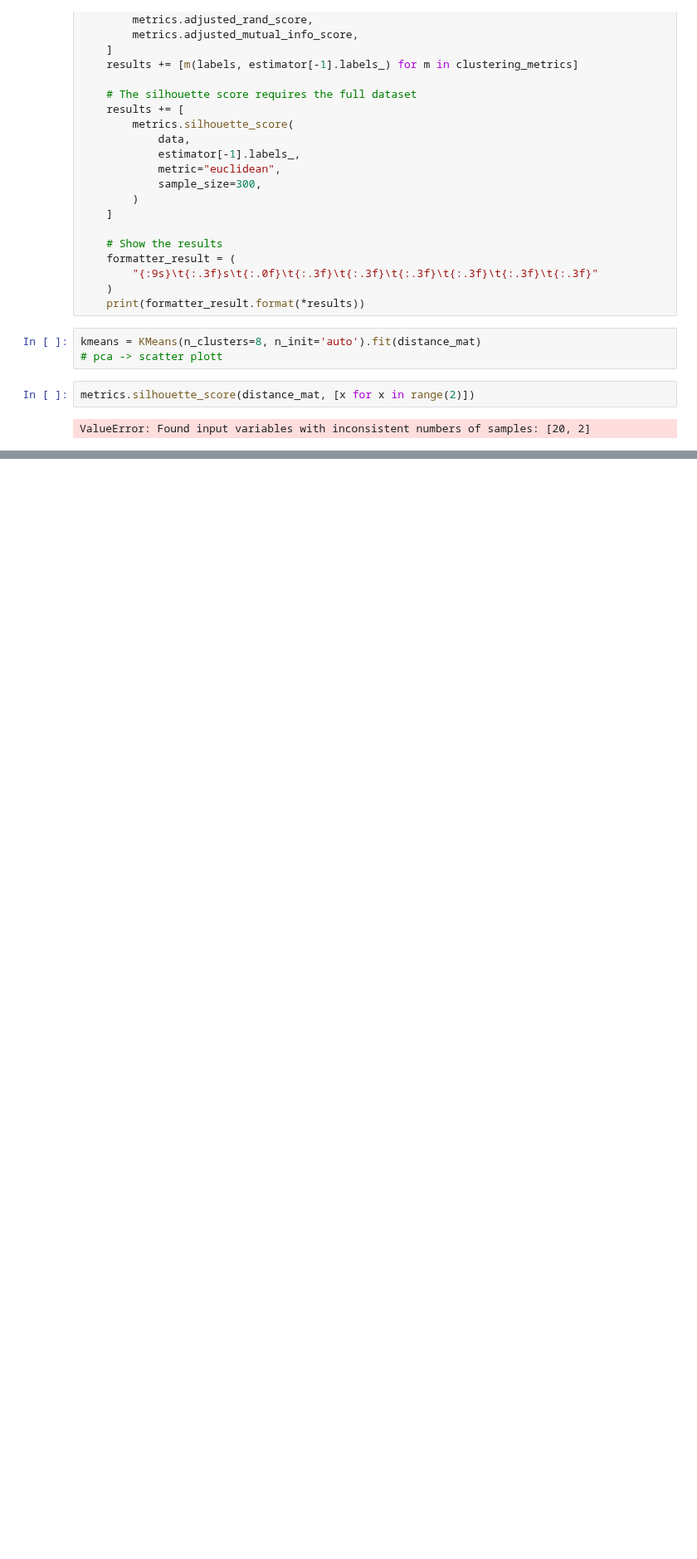
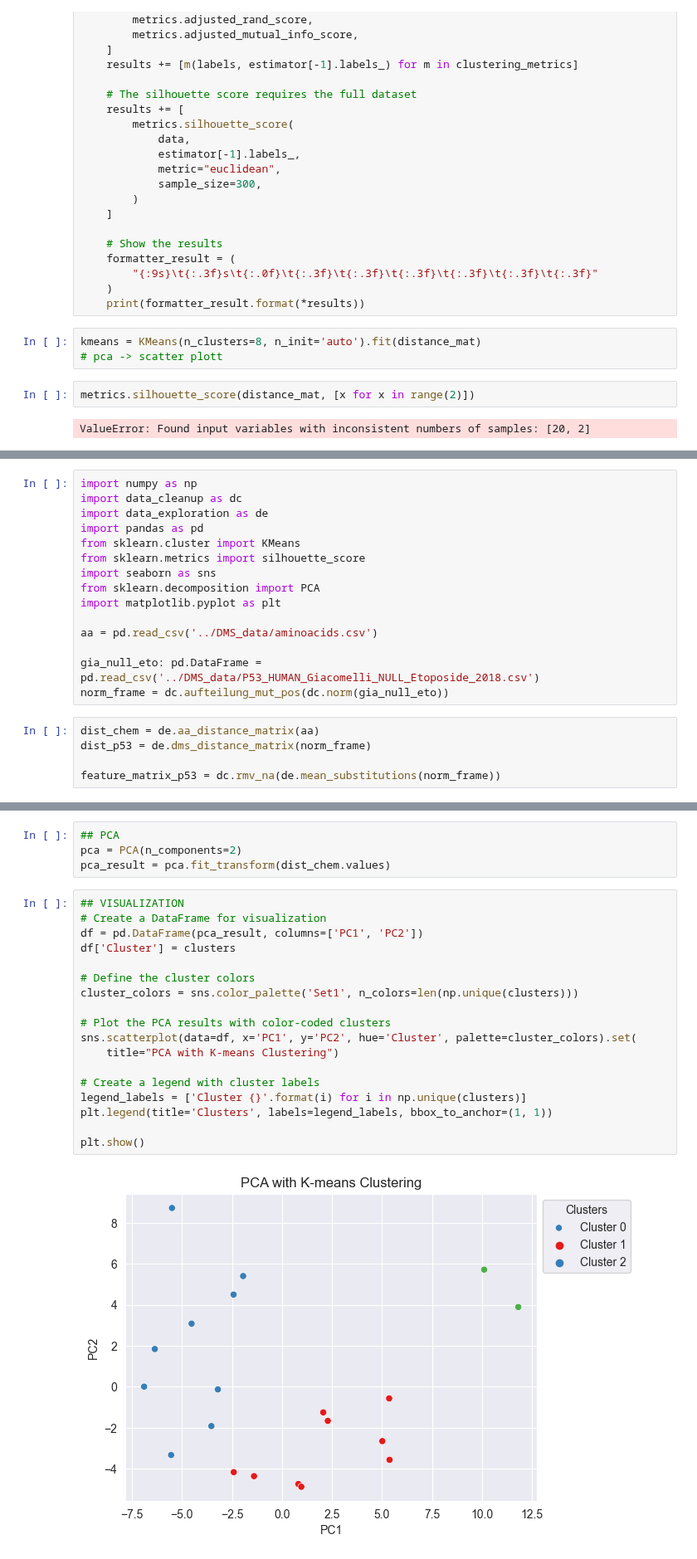
Before and after one commit to datascience-mobi-2023/topic02_team02, a Jupyter notebook: data_exploration/K-Means.ipynb, the cells around one changed output, grey strips where cells are left out. Shown at 83% size. Drawn from its saved outputs; the diff is of its cells as text; blank space fills up the shorter version.

Commit message:
Trying and trying and trying, but kmeans is not fun to play with

```diff
--- a/data_exploration/K-Means.ipynb
+++ b/data_exploration/K-Means.ipynb
@@ -122,0 +125,20 @@ ValueError: Found input variables with inconsistent numbers of samples: [20, 2]
+# %%
+import numpy as np
+import data_cleanup as dc
+import data_exploration as de
+import pandas as pd
+from sklearn.cluster import KMeans
+from sklearn.metrics import silhouette_score
+import seaborn as sns
+from sklearn.decomposition import PCA
+import matplotlib.pyplot as plt
+
+aa = pd.read_csv('../DMS_data/aminoacids.csv')
+
+gia_null_eto: pd.DataFrame = pd.read_csv('../DMS_data/P53_HUMAN_Giacomelli_NULL_Etoposide_2018.csv')
+norm_frame = dc.aufteilung_mut_pos(dc.norm(gia_null_eto))
+# %%
+dist_chem = de.aa_distance_matrix(aa)
+dist_p53 = de.dms_distance_matrix(norm_frame)
+
+feature_matrix_p53 = dc.rmv_na(de.mean_substitutions(norm_frame))
@@ -122,0 +234,24 @@ ValueError: Found input variables with inconsistent numbers of samples: [20, 2]
+# %%
+## PCA
+pca = PCA(n_components=2)
+pca_result = pca.fit_transform(dist_chem.values)
+# %%
+## VISUALIZATION
+# Create a DataFrame for visualization
+df = pd.DataFrame(pca_result, columns=['PC1', 'PC2'])
+df['Cluster'] = clusters
+
+# Define the cluster colors
+cluster_colors = sns.color_palette('Set1', n_colors=len(np.unique(clusters)))
+
+# Plot the PCA results with color-coded clusters
+sns.scatterplot(data=df, x='PC1', y='PC2', hue='Cluster', palette=cluster_colors).set(
+    title="PCA with K-means Clustering")
+
+# Create a legend with cluster labels
+legend_labels = ['Cluster {}'.format(i) for i in np.unique(clusters)]
+plt.legend(title='Clusters', labels=legend_labels, bbox_to_anchor=(1, 1))
+
+plt.show()
+# %% [output]
+[figure, added]
```
Also changed, not shown: parts of 6 cells of this notebook, 1 other file.
